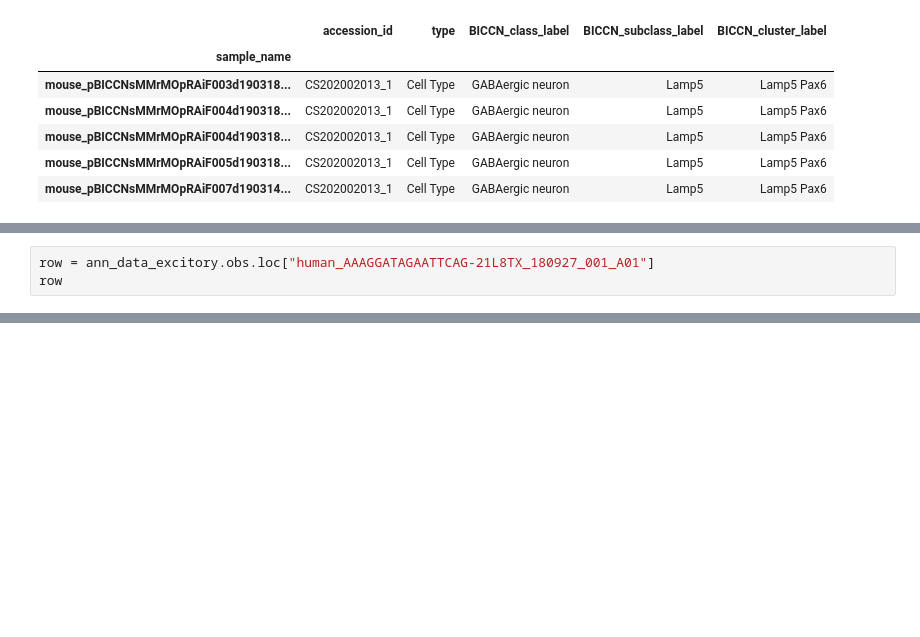
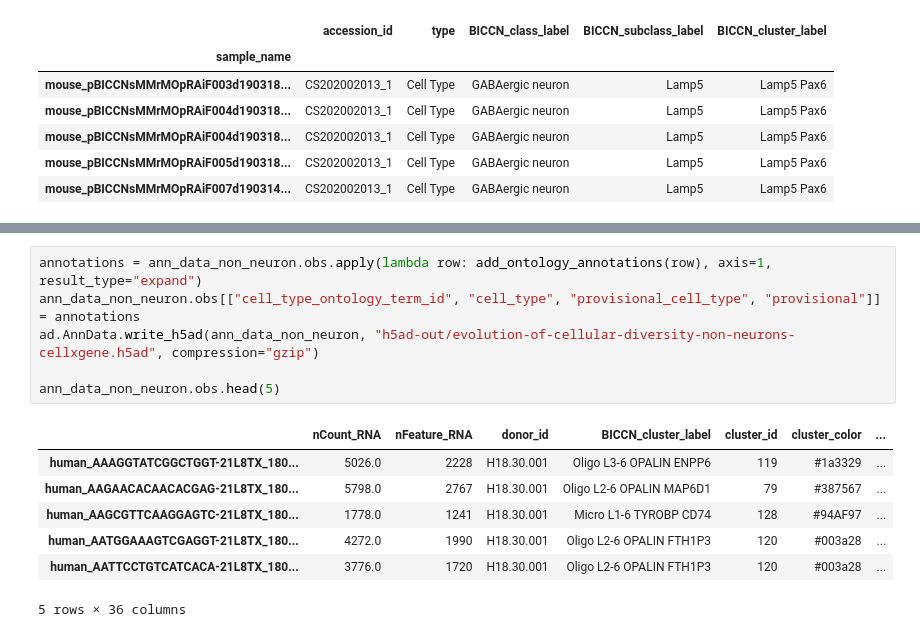
Before and after one commit to hkir-dev/h5ad-annotation, a Jupyter notebook: BDSO-multi-species-correlation.ipynb, the cells around one changed output, grey strips where cells are left out. Drawn from its saved outputs; the diff is of its cells as text; blank space fills up the shorter version.

```diff
--- a/BDSO-multi-species-correlation.ipynb
+++ b/BDSO-multi-species-correlation.ipynb
@@ -542,3 +441,0 @@ ann_data_excitory.obs.index.unique().tolist()[:10]
-# %%
-row = ann_data_excitory.obs.loc["human_AAAGGATAGAATTCAG-21L8TX_180927_001_A01"]
-row
@@ -566,0 +456,14 @@ row.name
+# %%
+annotations = ann_data_non_neuron.obs.apply(lambda row: add_ontology_annotations(row), axis=1, result_type="expand")
+ann_data_non_neuron.obs[["cell_type_ontology_term_id", "cell_type", "provisional_cell_type", "provisional"]] = annotations
+ad.AnnData.write_h5ad(ann_data_non_neuron, "h5ad-out/evolution-of-cellular-diversity-non-neurons-cellxgene.h5ad", compression="gzip")
+
+ann_data_non_neuron.obs.head(5)
+# %% [output]
+|  | nCount_RNA | nFeature_RNA | donor_id | BICCN_cluster_label | cluster_id | cluster_color | ... |
+| human_AAAGGTATCGGCTGGT-21L8TX_180... | 5026.0 | 2228 | H18.30.001 | Oligo L3-6 OPALIN ENPP6 | 119 | #1a3329 | ... |
+| human_AAGAACACAACACGAG-21L8TX_180... | 5798.0 | 2767 | H18.30.001 | Oligo L2-6 OPALIN MAP6D1 | 79 | #387567 | ... |
+| human_AAGCGTTCAAGGAGTC-21L8TX_180... | 1778.0 | 1241 | H18.30.001 | Micro L1-6 TYROBP CD74 | 128 | #94AF97 | ... |
+| human_AATGGAAAGTCGAGGT-21L8TX_180... | 4272.0 | 1990 | H18.30.001 | Oligo L2-6 OPALIN FTH1P3 | 120 | #003a28 | ... |
+| human_AATTCCTGTCATCACA-21L8TX_180... | 3776.0 | 1720 | H18.30.001 | Oligo L2-6 OPALIN FTH1P3 | 120 | #003a28 | ... |
+5 rows × 36 columns
```
Also changed, not shown: parts of 15 cells of this notebook, 1 other file.
